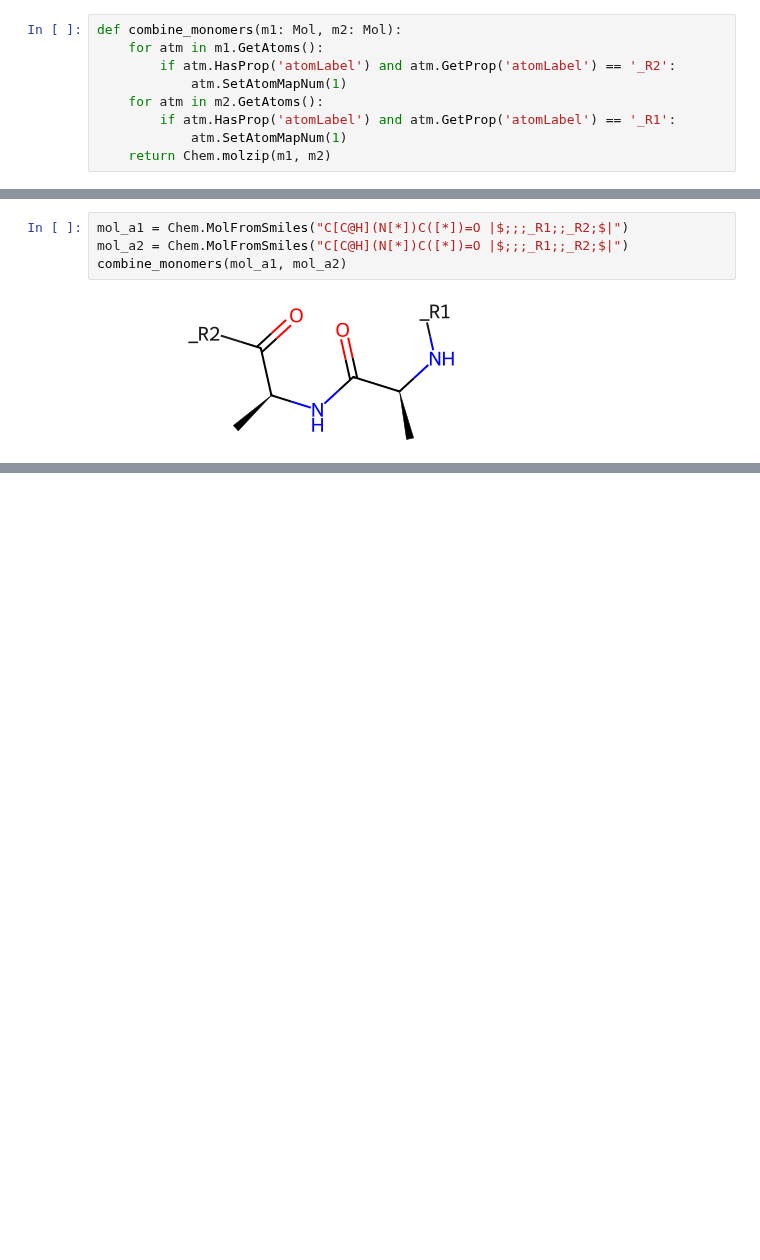
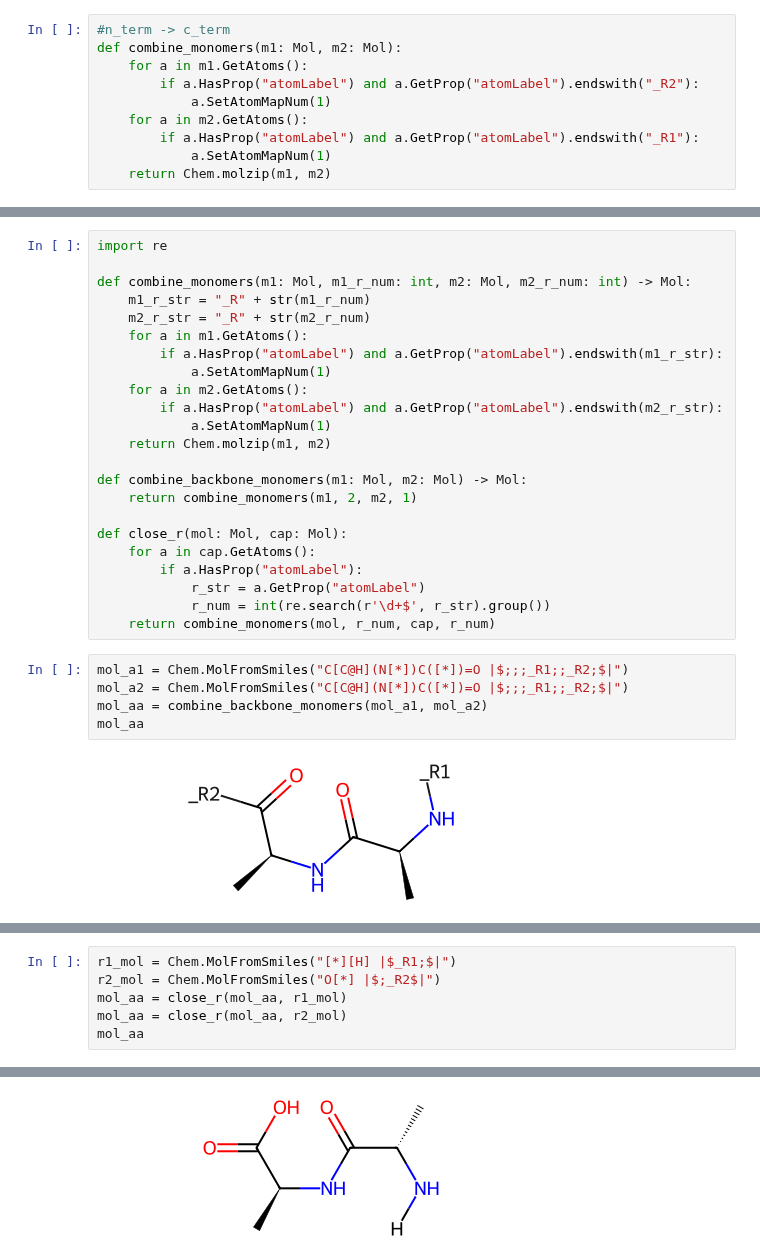
Before and after one commit to molecule-generator-collection/ChemTSv3, a Jupyter notebook: sandbox/translation_scratch.ipynb, the cells around one changed output, grey strips where cells are left out. Saved outputs shown, nothing was run; the diff lists cells and outputs as text; blank space fills up the shorter version.

Commit message:
added combine_monomers / combine_backbone_monomers / close_r methods

```diff
--- a/sandbox/translation_scratch.ipynb
+++ b/sandbox/translation_scratch.ipynb
@@ -37,9 +38,10 @@ _R2
 # %%
+#n_term -> c_term
 def combine_monomers(m1: Mol, m2: Mol):
-    for atm in m1.GetAtoms():
-        if atm.HasProp('atomLabel') and atm.GetProp('atomLabel') == '_R2':
-            atm.SetAtomMapNum(1)
-    for atm in m2.GetAtoms():
-        if atm.HasProp('atomLabel') and atm.GetProp('atomLabel') == '_R1':
-            atm.SetAtomMapNum(1)
+    for a in m1.GetAtoms():
+        if a.HasProp("atomLabel") and a.GetProp("atomLabel").endswith("_R2"):
+            a.SetAtomMapNum(1)
+    for a in m2.GetAtoms():
+        if a.HasProp("atomLabel") and a.GetProp("atomLabel").endswith("_R1"):
+            a.SetAtomMapNum(1)
     return Chem.molzip(m1, m2)
@@ -46,6 +58,30 @@ def combine_monomers(m1: Mol, m2: Mol):
+# %%
+import re
+
+def combine_monomers(m1: Mol, m1_r_num: int, m2: Mol, m2_r_num: int) -> Mol:
+    m1_r_str = "_R" + str(m1_r_num)
+    m2_r_str = "_R" + str(m2_r_num)
+    for a in m1.GetAtoms():
+        if a.HasProp("atomLabel") and a.GetProp("atomLabel").endswith(m1_r_str):
+            a.SetAtomMapNum(1)
+    for a in m2.GetAtoms():
+        if a.HasProp("atomLabel") and a.GetProp("atomLabel").endswith(m2_r_str):
+            a.SetAtomMapNum(1)
+    return Chem.molzip(m1, m2)
+
+def combine_backbone_monomers(m1: Mol, m2: Mol) -> Mol:
+    return combine_monomers(m1, 2, m2, 1)
+
+def close_r(mol: Mol, cap: Mol):
+    for a in cap.GetAtoms():
+        if a.HasProp("atomLabel"):
+            r_str = a.GetProp("atomLabel")
+            r_num = int(re.search(r'\d+$', r_str).group())
+    return combine_monomers(mol, r_num, cap, r_num)
 # %%
 mol_a1 = Chem.MolFromSmiles("C[C@H](N[*])C([*])=O |$;;;_R1;;_R2;$|")
 mol_a2 = Chem.MolFromSmiles("C[C@H](N[*])C([*])=O |$;;;_R1;;_R2;$|")
-combine_monomers(mol_a1, mol_a2)
+mol_aa = combine_backbone_monomers(mol_a1, mol_a2)
+mol_aa
 # %% [output]
 [figure]
@@ -51,0 +103,7 @@ combine_monomers(mol_a1, mol_a2)
+# %%
+r1_mol = Chem.MolFromSmiles("[*][H] |$_R1;$|")
+r2_mol = Chem.MolFromSmiles("O[*] |$;_R2$|")
+mol_aa = close_r(mol_aa, r1_mol)
+mol_aa = close_r(mol_aa, r2_mol)
+mol_aa
+# %% [output]
@@ -51,0 +111 @@ combine_monomers(mol_a1, mol_a2)
+[figure, added]
```
Also changed, not shown: parts of 6 cells of this notebook.
